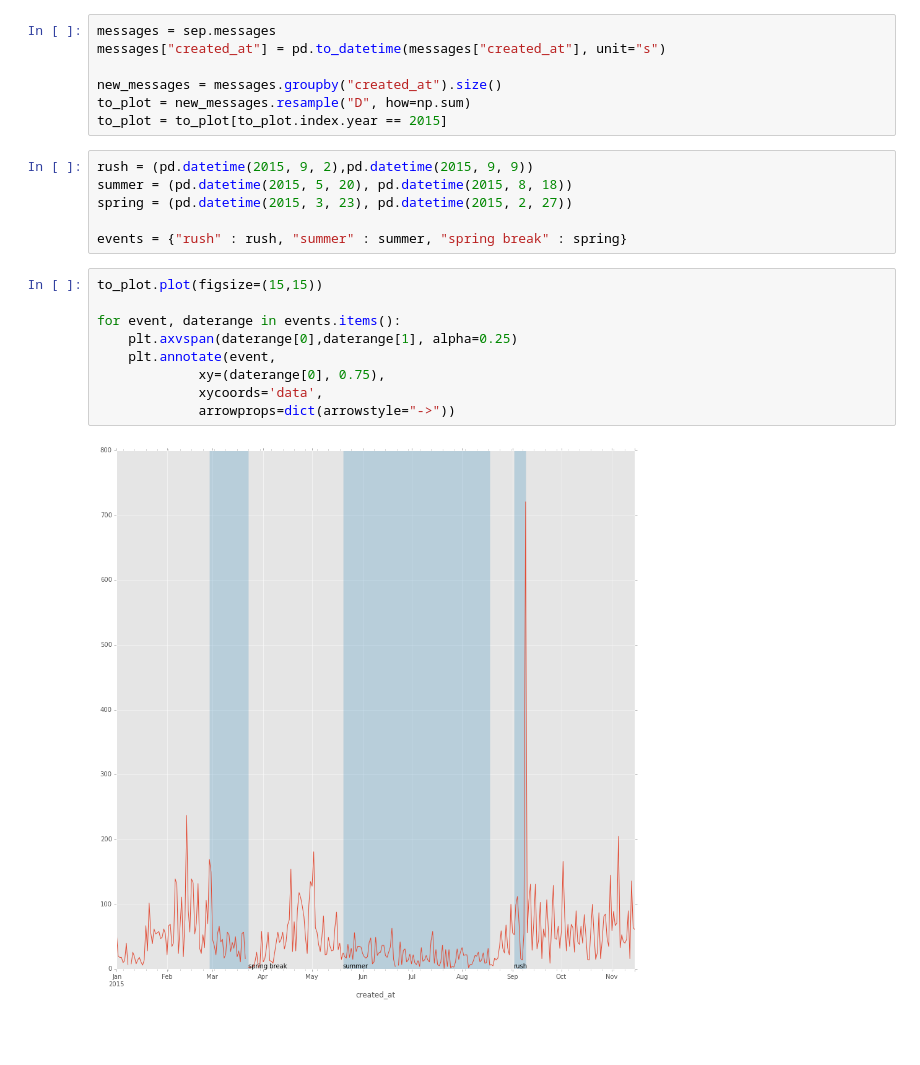
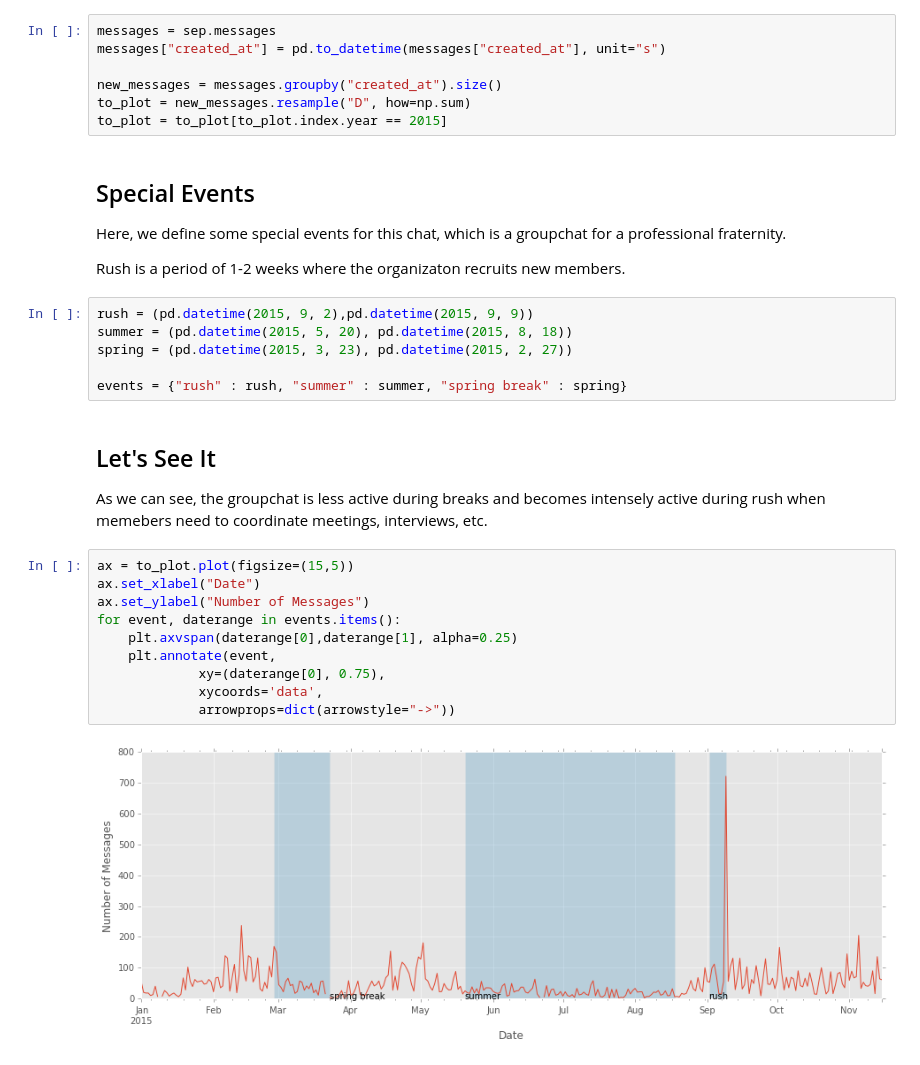
Before and after one commit to falahat/groupmeme, a Jupyter notebook: examples/Message Times.ipynb, the cells around one changed output. Cells and saved outputs as stored; diff of their text form; blank space fills up the shorter version.

Commit message:
Added explanations to message times notebook

```diff
--- a/examples/Message Times.ipynb
+++ b/examples/Message Times.ipynb
@@ -33,20 +42,31 @@ messages["created_at"] = pd.to_datetime(messages["created_at"], unit="s")
 new_messages = messages.groupby("created_at").size()
 to_plot = new_messages.resample("D", how=np.sum)
 to_plot = to_plot[to_plot.index.year == 2015]
+# %% [markdown]
+## Special Events
+
+Here, we define some special events for this chat, which is a groupchat for a professional fraternity.
+
+Rush is a period of 1-2 weeks where the organizaton recruits new members.
 # %%
 rush = (pd.datetime(2015, 9, 2),pd.datetime(2015, 9, 9))
 summer = (pd.datetime(2015, 5, 20), pd.datetime(2015, 8, 18))
 spring = (pd.datetime(2015, 3, 23), pd.datetime(2015, 2, 27))
 
 events = {"rush" : rush, "summer" : summer, "spring break" : spring}
+# %% [markdown]
+## Let's See It
+
+As we can see, the groupchat is less active during breaks and becomes intensely active during rush when memebers need to coordinate meetings, interviews, etc.
 # %%
-to_plot.plot(figsize=(15,15))
-
+ax = to_plot.plot(figsize=(15,5))
+ax.set_xlabel("Date")
+ax.set_ylabel("Number of Messages")
 for event, daterange in events.items():
     plt.axvspan(daterange[0],daterange[1], alpha=0.25)
     plt.annotate(event,
              xy=(daterange[0], 0.75),
              xycoords='data',
              arrowprops=dict(arrowstyle="->"))
 # %% [output]
-[figure, old version]
+[figure, new version]
```
Also changed, not shown: parts of 3 cells of this notebook.
